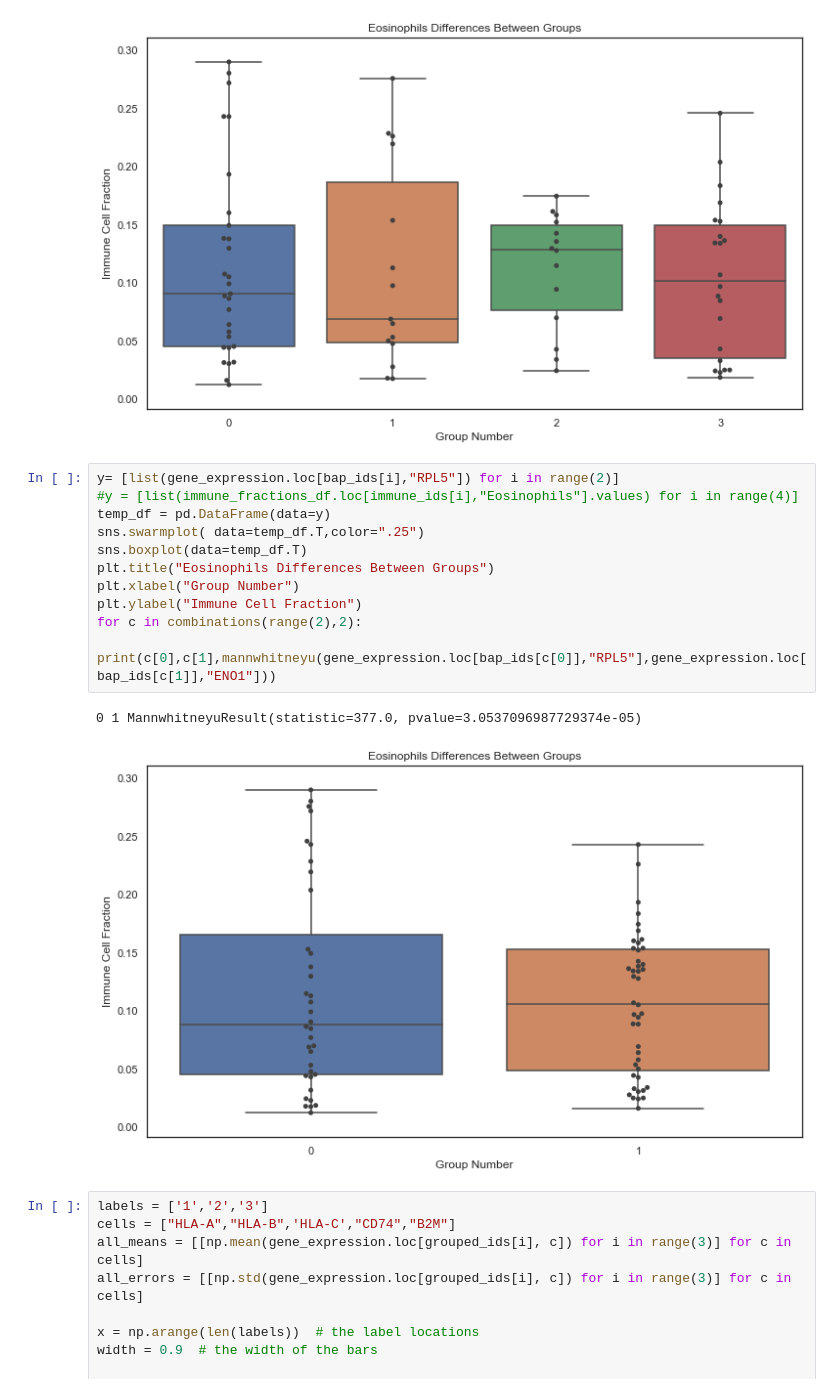
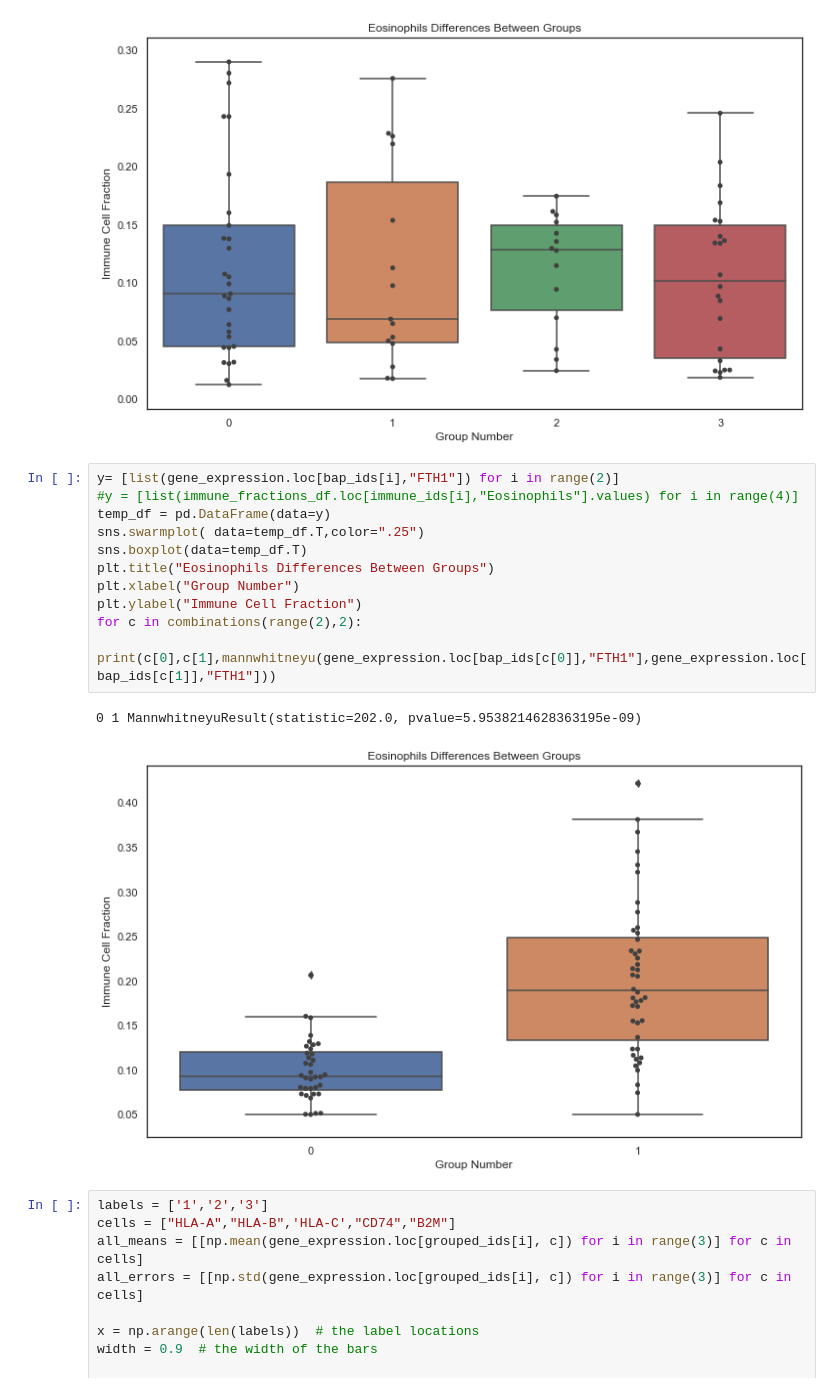
Before and after one commit to N8Grant/TripodsREU, a Jupyter notebook: scripts/Week5Exp.ipynb, the cells around one changed output. Saved outputs shown, nothing was run; the diff lists cells and outputs as text.

```diff
--- a/scripts/Week5Exp.ipynb
+++ b/scripts/Week5Exp.ipynb
@@ -1609,19 +1609,19 @@ for c in combinations(range(4),2):
 2 3 MannwhitneyuResult(statistic=138.0, pvalue=0.3074910460228458)
 [figure]
 # %%
-y= [list(gene_expression.loc[bap_ids[i],"RPL5"]) for i in range(2)]
+y= [list(gene_expression.loc[bap_ids[i],"FTH1"]) for i in range(2)]
 #y = [list(immune_fractions_df.loc[immune_ids[i],"Eosinophils"].values) for i in range(4)]
 temp_df = pd.DataFrame(data=y)
 sns.swarmplot( data=temp_df.T,color=".25")
 sns.boxplot(data=temp_df.T)
 plt.title("Eosinophils Differences Between Groups")
 plt.xlabel("Group Number")
 plt.ylabel("Immune Cell Fraction")
 for c in combinations(range(2),2):
-    print(c[0],c[1],mannwhitneyu(gene_expression.loc[bap_ids[c[0]],"RPL5"],gene_expression.loc[bap_ids[c[1]],"ENO1"]))
+    print(c[0],c[1],mannwhitneyu(gene_expression.loc[bap_ids[c[0]],"FTH1"],gene_expression.loc[bap_ids[c[1]],"FTH1"]))
 # %% [output]
-0 1 MannwhitneyuResult(statistic=377.0, pvalue=3.0537096987729374e-05)
+0 1 MannwhitneyuResult(statistic=202.0, pvalue=5.9538214628363195e-09)
-[figure, old version]
+[figure, new version]
 # %%
 labels = ['1','2','3']
 cells = ["HLA-A","HLA-B",'HLA-C',"CD74","B2M"]
```
Also changed, not shown: parts of 1 cell of this notebook, 2 other files.
